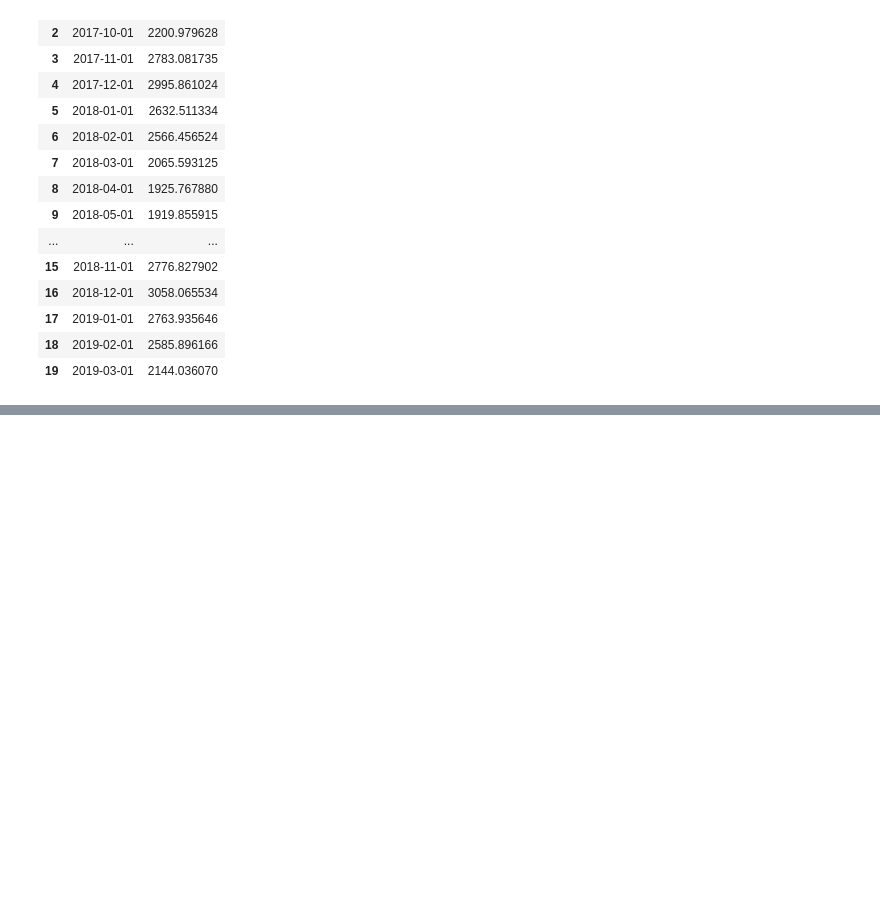
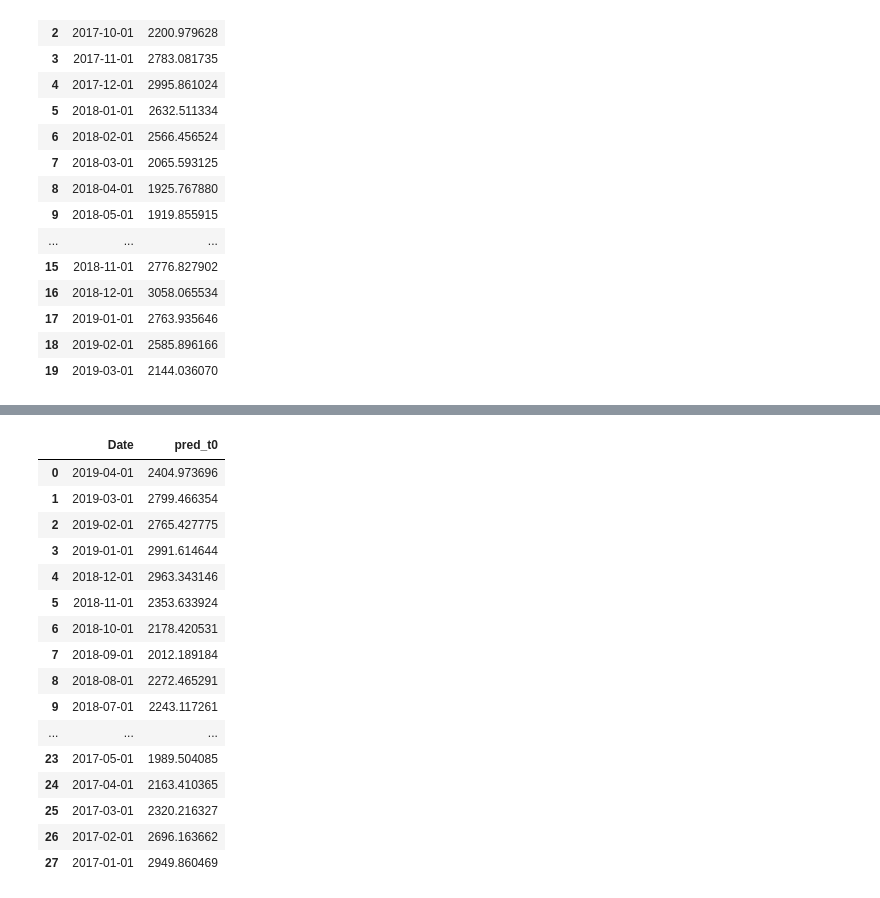
Before and after one commit to jwaliaga/NatGasDemandForcast, a Jupyter notebook: Notebooks/Wilson/HerokuUpload.ipynb, the cells around one changed output, grey strips where cells are left out. Saved outputs shown, nothing was run; the diff lists cells and outputs as text; code cells hidden in the pictures; blank space fills up the shorter version.

```diff
--- a/Notebooks/Wilson/HerokuUpload.ipynb
+++ b/Notebooks/Wilson/HerokuUpload.ipynb
@@ -149,0 +138,21 @@ df_test
+# %%
+df_rndf_ml.to_sql(name="gasdemandrf", con = engine, if_exists = 'replace', index=False)
+df_rndf_ml
+# %% [output]
+|  | Date | pred_t0 |
+| 0 | 2019-04-01 | 2404.973696 |
+| 1 | 2019-03-01 | 2799.466354 |
+| 2 | 2019-02-01 | 2765.427775 |
+| 3 | 2019-01-01 | 2991.614644 |
+| 4 | 2018-12-01 | 2963.343146 |
+| 5 | 2018-11-01 | 2353.633924 |
+| 6 | 2018-10-01 | 2178.420531 |
+| 7 | 2018-09-01 | 2012.189184 |
+| 8 | 2018-08-01 | 2272.465291 |
+| 9 | 2018-07-01 | 2243.117261 |
+| ... | ... | ... |
+| 23 | 2017-05-01 | 1989.504085 |
+| 24 | 2017-04-01 | 2163.410365 |
+| 25 | 2017-03-01 | 2320.216327 |
+| 26 | 2017-02-01 | 2696.163662 |
+| 27 | 2017-01-01 | 2949.860469 |
```
Also changed, not shown: parts of 10 cells of this notebook, 11 other files.
